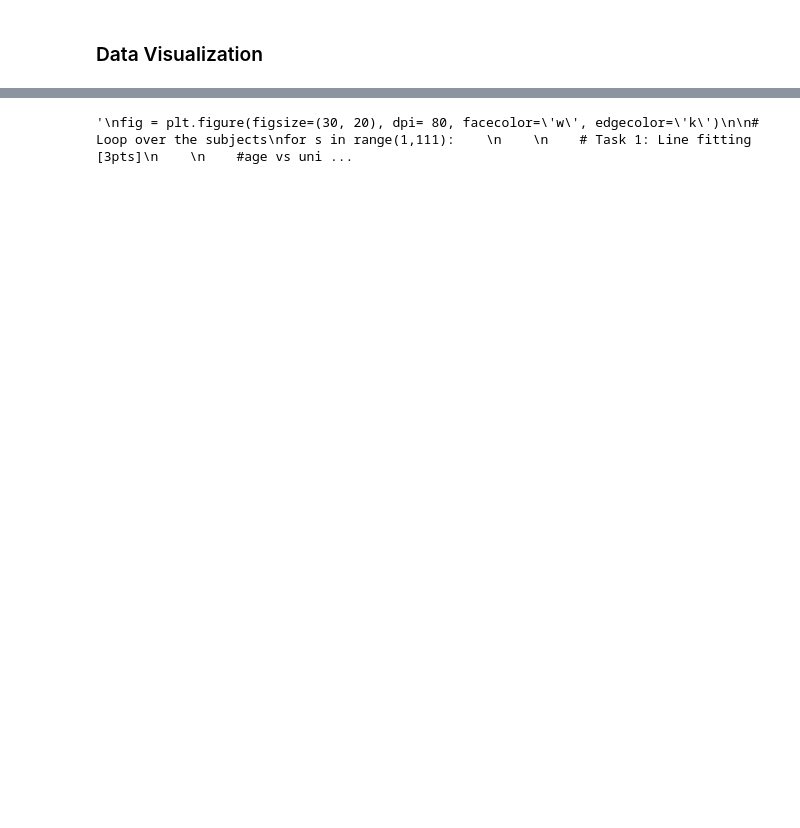
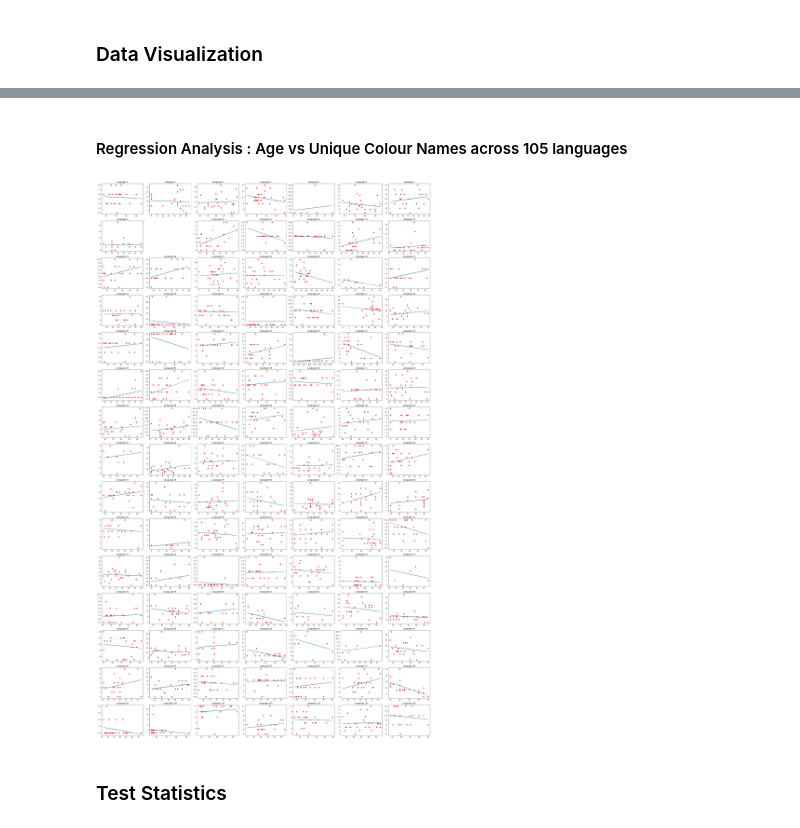
Before and after one commit to afnanrahman/Age-and-Gender-influence-on-colour-naming, a Jupyter notebook: wcs_demo_notebook-condensed.ipynb, the cells around one changed output, grey strips where cells are left out. Drawn from its saved outputs; the diff is of its cells as text; code cells hidden in the pictures; blank space fills up the shorter version.

```diff
--- a/wcs_demo_notebook-condensed.ipynb
+++ b/wcs_demo_notebook-condensed.ipynb
@@ -221,44 +246,38 @@ import seaborn as sns
+# %% [markdown]
+#### Regression Analysis : Age vs Unique Colour Names across 105 languages
 # %%
-'''
-fig = plt.figure(figsize=(30, 20), dpi= 80, facecolor='w', edgecolor='k')
+#create subplot for each language and identify the trends with linear regression lines across 110 languages
+fig = plt.figure(figsize=(30, 50), dpi= 80, facecolor='w', edgecolor='k')
 
-# Loop over the subjects
-for s in range(1,111):
+# Loop over the languages
+for s in range(1,106):
+    if s !=9:
+        lang = clean[clean['language']==s]
+        lang.dropna(inplace=True)
 
-    # Task 1: Line fitting [3pts]
+        #age vs unique across the langauges , gender as a the filler , get language based age and unique from the cleaned data
+        x = lang.age
+        y = lang.unique
 
-    #age vs unique across the langauges , gender as a the filler
-    x = clean['age']
-    y = clean["unique"]
+        m, b = np.polyfit(x, y, 1) # m = slope, b=intercept.
 
-    m, b = np.polyfit(x, y, 1) # m = slope, b=intercept.
+        # Create a subplot for this language
+        plt.subplot(15,7,s);
+        plt.title('s'+str(s));
 
+        # Scatter plot age vs unique with gender as a marker
 
-    #-------Task 1.2-------
-    # Record the slope for this subject in place-holder variable "slopes"
+        plt.plot(x, y, 'ro')
+                 #, marker = "." ,markersize = 1);
 
-    slopes = np.append(slopes,m)
+        # Juxtapose the fitted line onto this scatter plot
+        plt.plot(x, m*x + b)
+        plt.tight_layout()
 
+        # Specify title of the plot by language index
+        plt.title('Language '+str(s));
 
-    # Create a subplot for this subject
-    plt.subplot(6,9,s+1);
-    plt.title('s'+str(s+1));
-
-
-    # Task 2: Within-subject visualization [2pts]
-
-    #-------Task 2.1-------
-    # Scatter plot reaction times (y-axis) against angles (x-axis)
-    plt.plot(x, y, 'ro');
-
-    #-------Task 2.2-------
-    # Juxtapose the fitted line onto this scatter plot
-    plt.plot(x, m*x + b)
-
-
-    # Specify title of the plot by subject index
-    plt.title('s'+str(s+1));
-'''
+        #9 is removed as the age value for it is 0 for all entries
 # %% [output]
-'\nfig = plt.figure(figsize=(30, 20), dpi= 80, facecolor=\'w\', edgecolor=\'k\')\n\n# Loop over the subjects\nfor s in range(1,111):    \n    \n    # Task 1: Line fitting [3pts]\n    \n    #age vs uni ...
+[figure, added]
 # %%
@@ -270,0 +285,2 @@ for s in range(1,111):
+# %% [markdown]
+### Test Statistics
```
Also changed, not shown: parts of 16 cells of this notebook.
